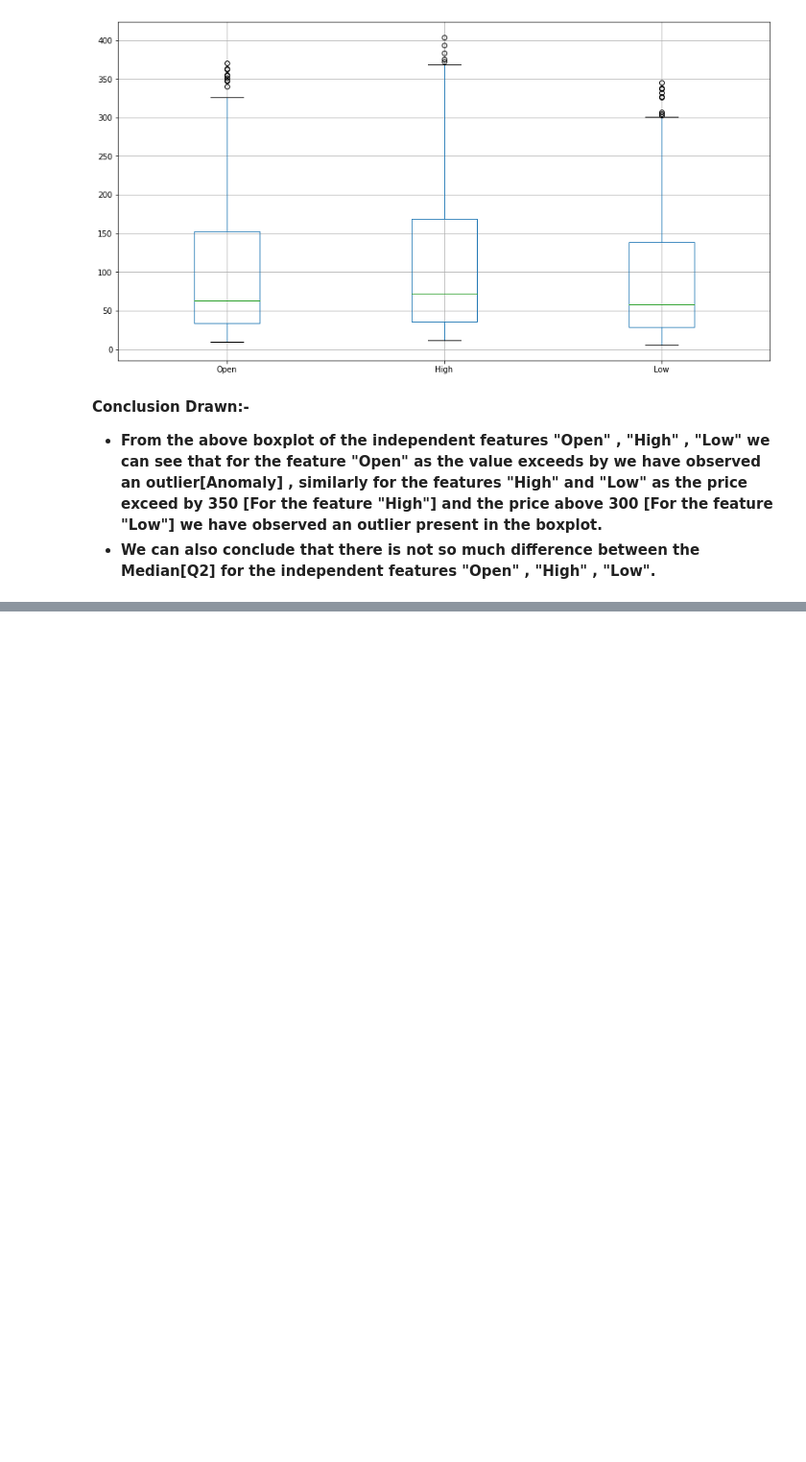
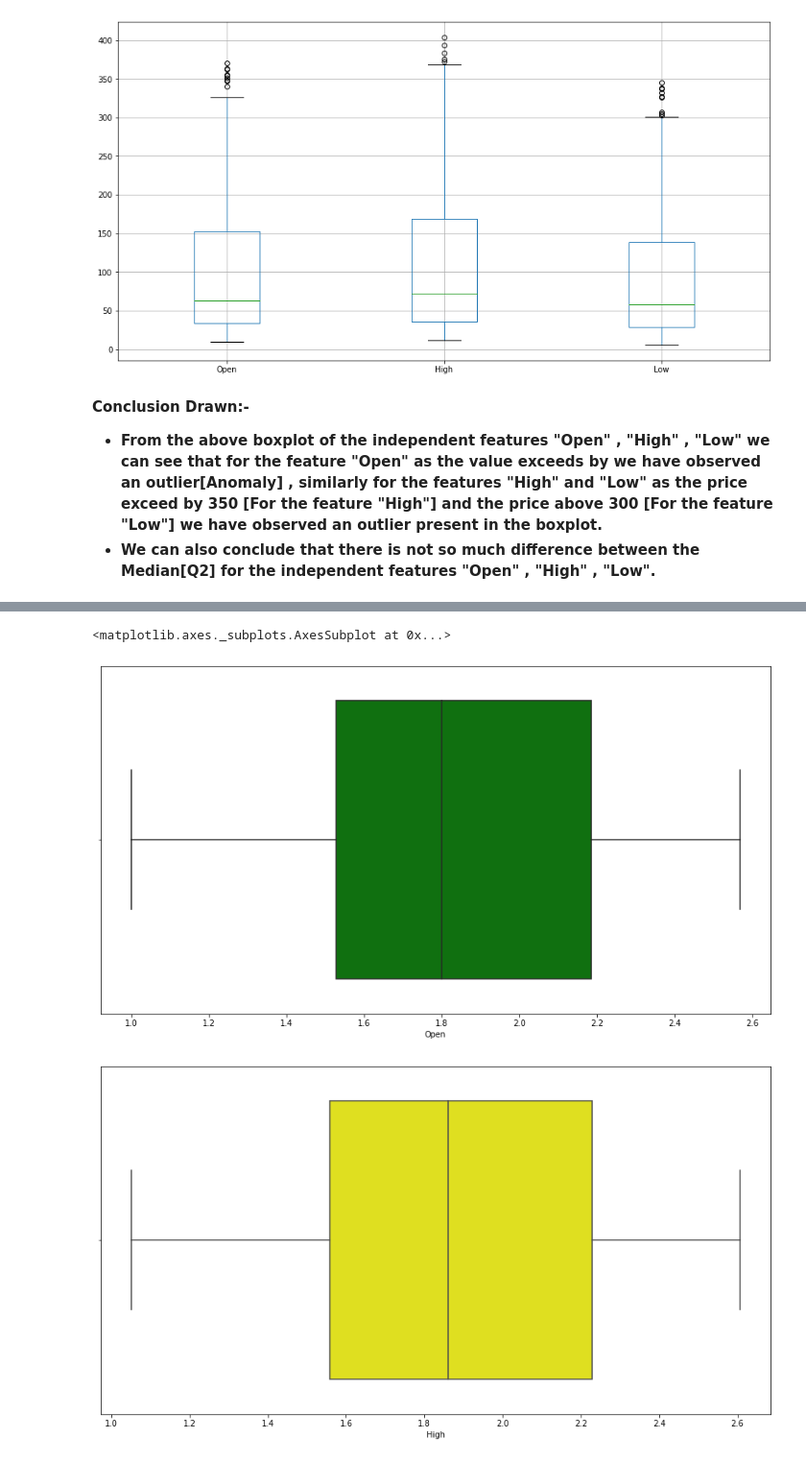
Before and after one commit to Adityasingh3008/YES-BANK-STOCK-CLOSING-PRICE-PREDICTION, a Jupyter notebook: Individual_Notebook_YES_BANK_STOCK_PRICE_PREDICTION_(Capstone_Project_2).ipynb, the cells around one changed output, grey strips where cells are left out. Shown at 96% size. Drawn from its saved outputs; the diff is of its cells as text; code cells hidden in the pictures; blank space fills up the shorter version.

```diff
--- a/Individual_Notebook_YES_BANK_STOCK_PRICE_PREDICTION_(Capstone_Project_2).ipynb
+++ b/Individual_Notebook_YES_BANK_STOCK_PRICE_PREDICTION_(Capstone_Project_2).ipynb
@@ -360,0 +384,15 @@ plt.show()
+# %%
+# Boxplot Of The Normal Distribution Curve For The Independent Features "Open","High","Low"
+
+plt.figure(figsize=(15,8))
+sns.boxplot(np.log10(dataset['Open']), color='green')
+
+plt.figure(figsize=(15,8))
+sns.boxplot(np.log10(dataset['High']), color='yellow')
+
+plt.figure(figsize=(15,8))
+sns.boxplot(np.log10(dataset['Low']), color='orange')
+# %% [output]
+<matplotlib.axes._subplots.AxesSubplot at 0x...>
+[figure, added]
+[figure, added]
```
Also changed, not shown: parts of 14 cells of this notebook.
